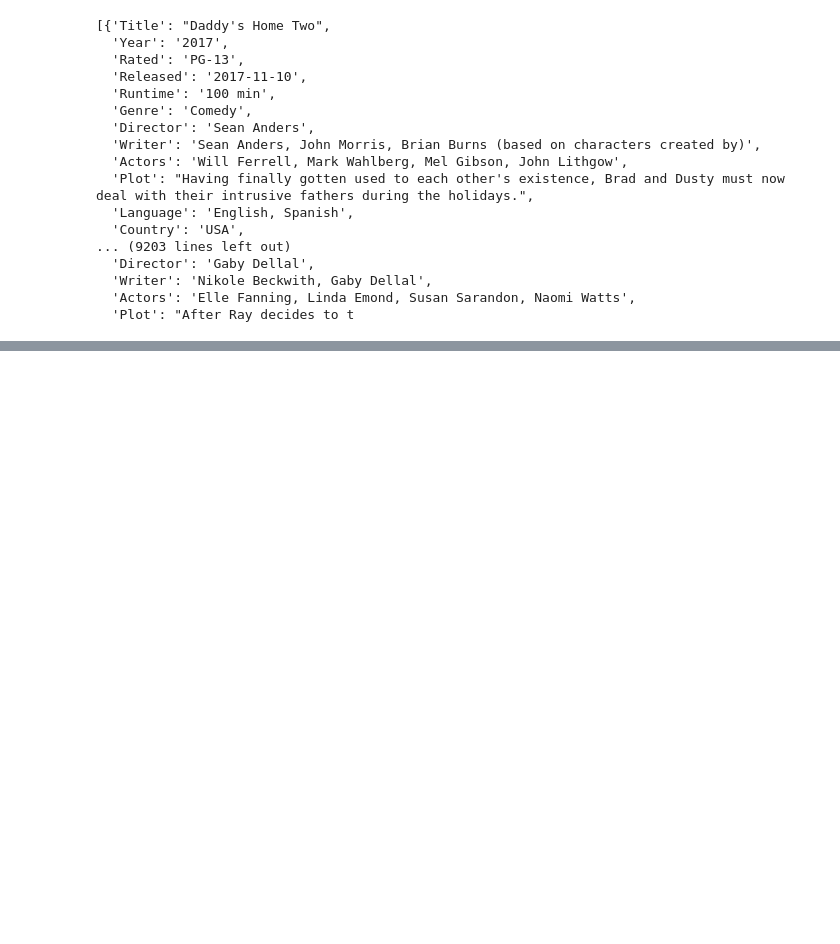
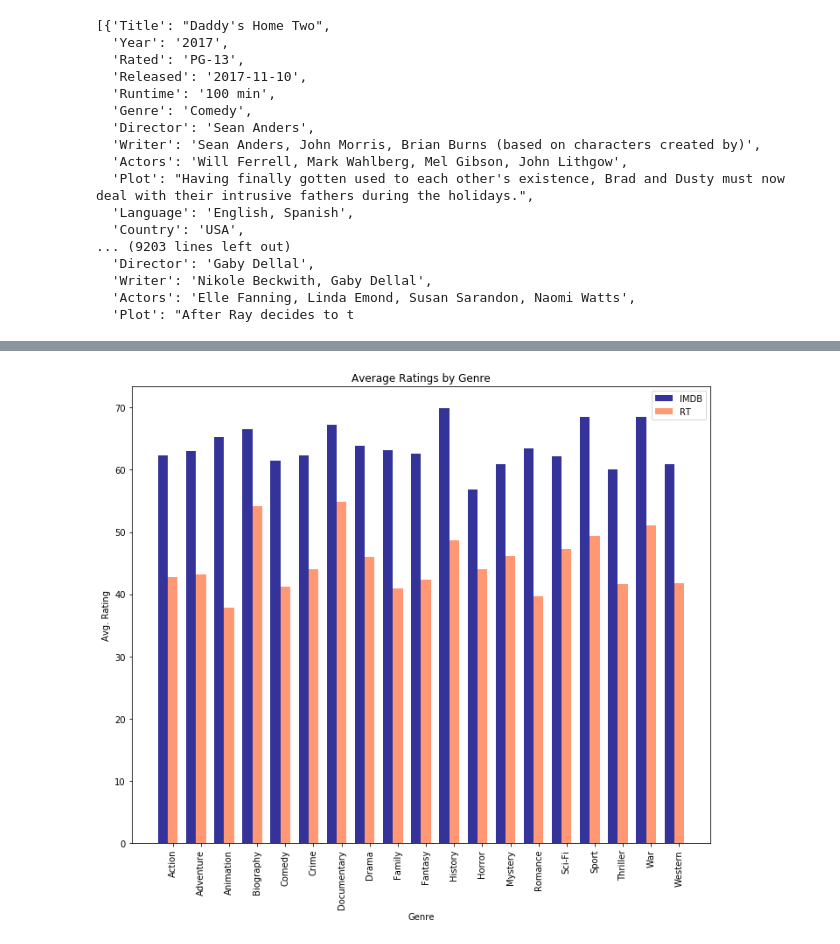
Before and after one commit to h-parker/movie-buzz, a Jupyter notebook: Movie Project 3.ipynb, the cells around one changed output, grey strips where cells are left out. Saved outputs shown, nothing was run; the diff lists cells and outputs as text; code cells hidden in the pictures; blank space fills up the shorter version.

Commit message:
fixing code and creating visuals

```diff
--- a/Movie Project 3.ipynb
+++ b/Movie Project 3.ipynb
@@ -73,0 +339,11 @@ len(movies_dict)
+# %%
+labels = []
+RT = []
+IMDB = []
+for x in list_of_genre_avgs:
+    labels.append(x[2])
+    RT.append(x[0])
+    IMDB.append(x[1]*10)
+labels
+# RT
+# IMDB
@@ -73,0 +370,36 @@ len(movies_dict)
+# %%
+# Plot a bar-chart of avg ratings by genre
+
+fig, ax = plt.subplots()
+n_groups = 19
+index = np.arange(n_groups)
+width = 0.35
+opacity = 0.8
+
+rects1 = plt.bar(index, IMDB, width, alpha = opacity, color = 'navy', label = 'IMDB')
+rects2 = plt.bar(index + width, RT, width, alpha = opacity, color = 'coral', label = 'RT')
+
+# Set the x-axis tick labels to the country names
+for label in labels:
+    ax.set_xticklabels(labels, rotation=90)
+
+# Set the y-axis label
+ax.set_xlabel('Genre')
+ax.set_ylabel("Avg. Rating")
+ax.set_title('Average Ratings by Genre')
+
+plt.xticks(index + width, ('Action','Adventure','Animation','Biography','Comedy',
+ 'Crime','Documentary','Drama','Family','Fantasy','History','Horror','Mystery','Romance','Sci-Fi',
+ 'Sport','Thriller','War','Western'))
+
+plt.legend()
+plt.tight_layout()
+plt.show()
+
+fig_size = plt.rcParams['figure.figsize']
+fig_size
+fig_size[0] = 10
+fig_size[1] = 9
+plt.rcParams['figure.figsize'] = fig_size
+# %% [output]
+[figure, added]
```
Also changed, not shown: parts of 27 cells of this notebook, 6 other files.
